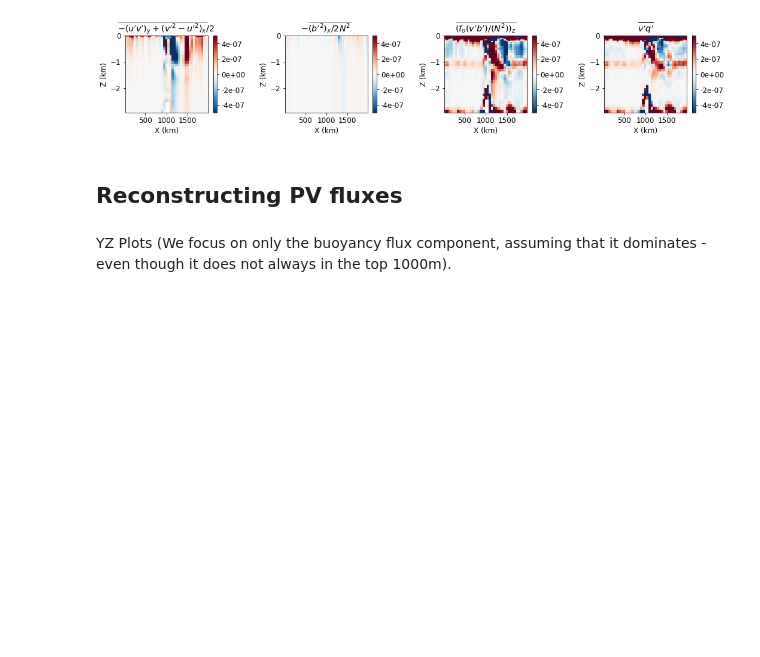
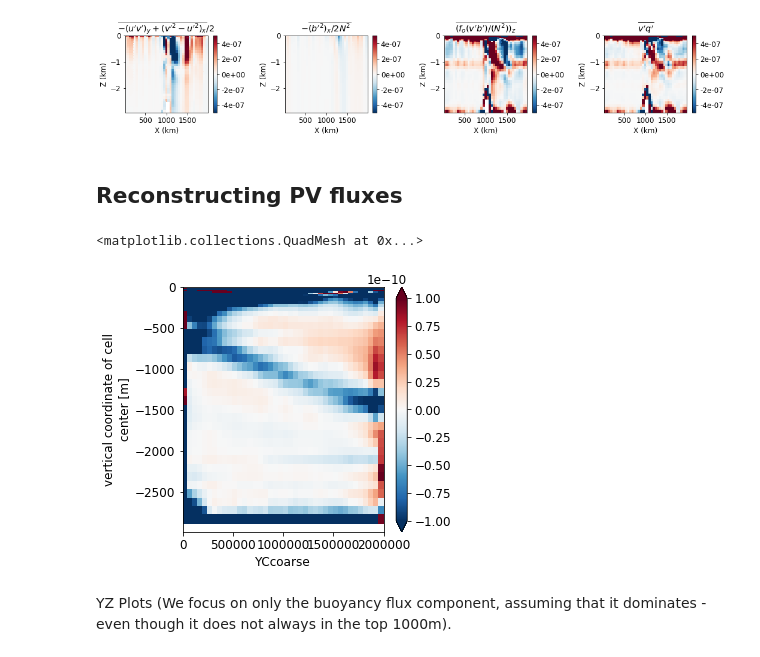
Before and after one commit to ocean-transport/3D_tracer_inversion, a Jupyter notebook: Channel_sponge/PV_fluxes.ipynb, the cells around one changed output. Saved outputs shown, nothing was run; the diff lists cells and outputs as text; code cells hidden in the pictures; blank space fills up the shorter version.

```diff
--- a/Channel_sponge/PV_fluxes.ipynb
+++ b/Channel_sponge/PV_fluxes.ipynb
@@ -745,6 +753,11 @@ PV_flux['uq_Ktensor'] = -( diff_tensor.Kcorr.sel(i=0, j=0)*Qx + \
 
 PV_flux['vq_Ktensor'] = -( diff_tensor.Kcorr.sel(i=1, j=0)*Qx + \
              diff_tensor.Kcorr.sel(i=1, j=1)*Qy )
+# %%
+Qy.mean('XCcoarse').plot(vmin=-1e-10)
+# %% [output]
+<matplotlib.collections.QuadMesh at 0x...>
+[figure, added]
 # %%
 # v'q' using Q fluxes
 PV_flux['uq_Stensor'] = -(diff_tensor.STcorr.sel(i=0, j=0)*Qx + \
```
Also changed, not shown: parts of 14 cells of this notebook, 5 other files.
